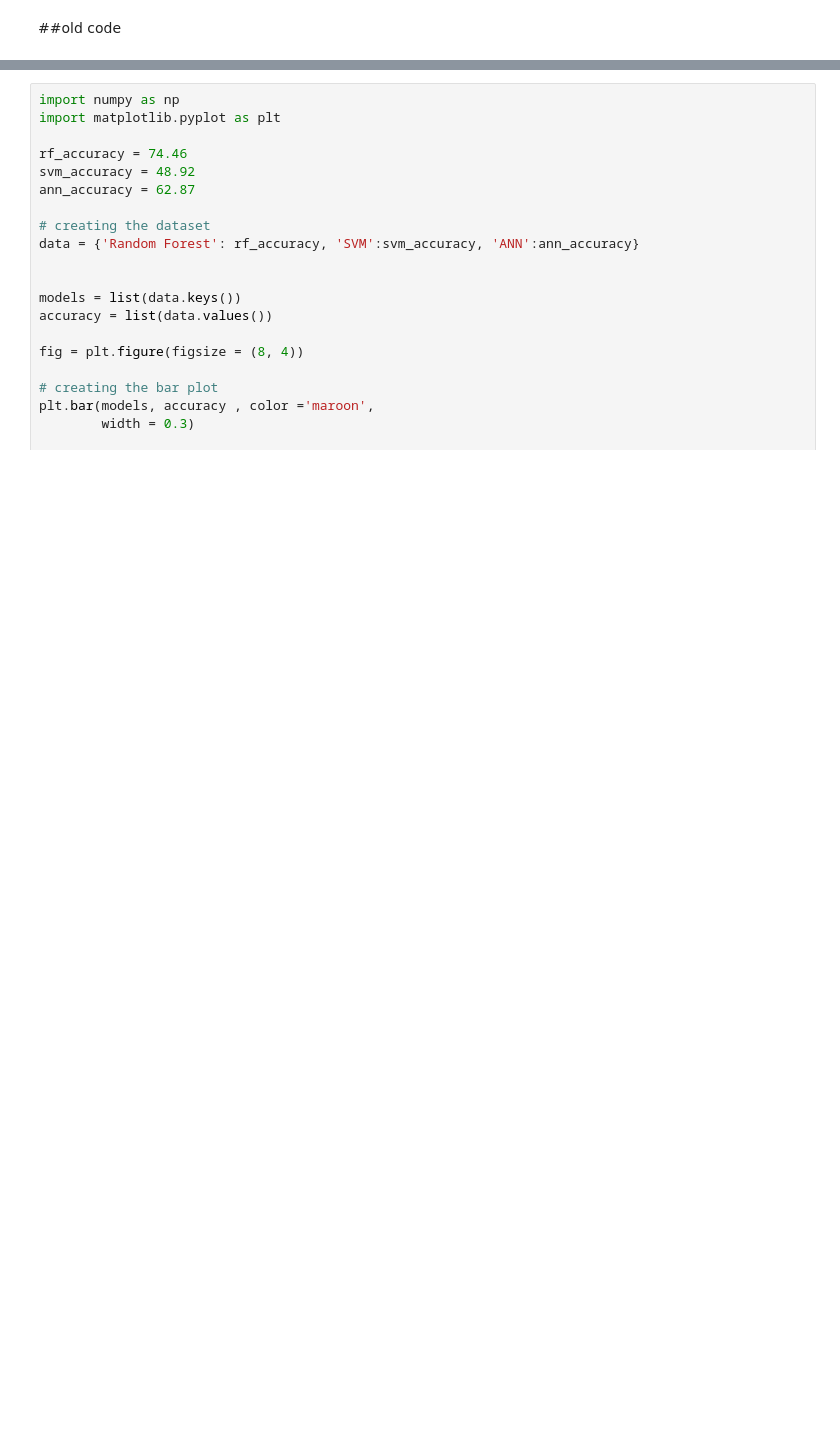
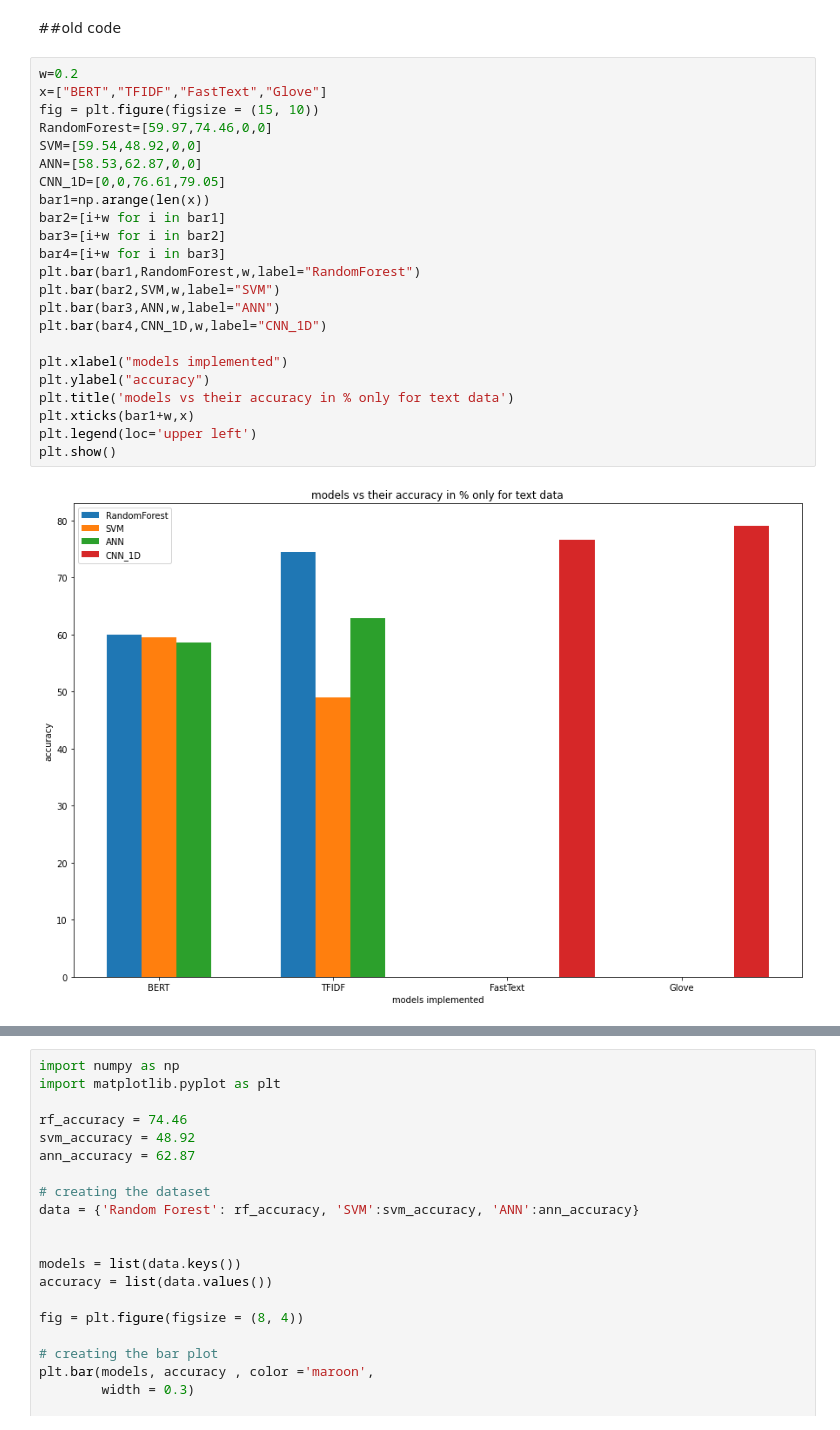
Before and after one commit to PIYALI-bhunia/MultimodelDataPreprocessing, a Jupyter notebook: Plot_Multimodal.ipynb, the cells around one changed output, grey strips where cells are left out. Drawn from its saved outputs; the diff is of its cells as text; blank space fills up the shorter version.

```diff
--- a/Plot_Multimodal.ipynb
+++ b/Plot_Multimodal.ipynb
@@ -89,2 +57,27 @@ for p in ax.patches:
 # %% [markdown]
 ##old code
+# %%
+w=0.2
+x=["BERT","TFIDF","FastText","Glove"]
+fig = plt.figure(figsize = (15, 10))
+RandomForest=[59.97,74.46,0,0]
+SVM=[59.54,48.92,0,0]
+ANN=[58.53,62.87,0,0]
+CNN_1D=[0,0,76.61,79.05]
+bar1=np.arange(len(x))
+bar2=[i+w for i in bar1]
+bar3=[i+w for i in bar2]
+bar4=[i+w for i in bar3]
+plt.bar(bar1,RandomForest,w,label="RandomForest")
+plt.bar(bar2,SVM,w,label="SVM")
+plt.bar(bar3,ANN,w,label="ANN")
+plt.bar(bar4,CNN_1D,w,label="CNN_1D")
+
+plt.xlabel("models implemented")
+plt.ylabel("accuracy")
+plt.title('models vs their accuracy in % only for text data')
+plt.xticks(bar1+w,x)
+plt.legend(loc='upper left')
+plt.show()
+# %% [output]
+[figure, added]
```
Also changed, not shown: parts of 11 cells of this notebook.
